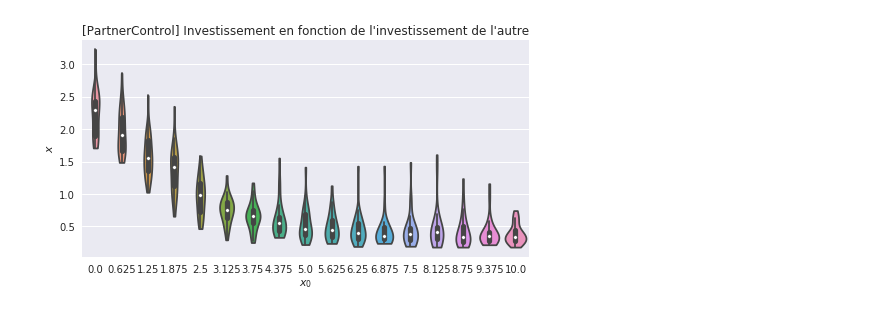
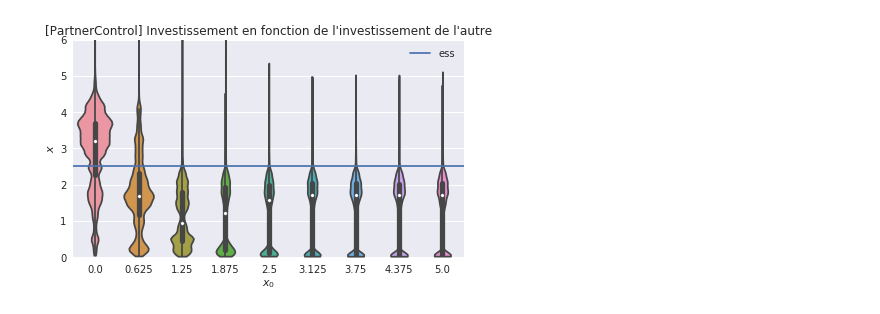
Before and after one commit to PaulEcoffet/roborobo3, a Jupyter notebook: roborobo3/notebooks/bigmodel_partnerchoice.ipynb, the cells around one changed output. Drawn from its saved outputs; the diff is of its cells as text; code cells hidden in the pictures.

```diff
--- a/roborobo3/notebooks/bigmodel_partnerchoice.ipynb
+++ b/roborobo3/notebooks/bigmodel_partnerchoice.ipynb
@@ -12 +8,6 @@ logpath = "/data/logs/2018-03-27-1646-partcontrol-bigmodel-nototmean/bigmodel_ml
+# %%
+plt.close('all')
+num = 13999
+run = 1
+logpath = f"/data/logs/2018-04-17-1650-bm-grid-inv-input-no-mean-fixed/other_noinv/run_{run}/rep00/analysis_log_{num}.txt"
 # %%
@@ -53,8 +41,14 @@ m = df.query('onOpp == 1').groupby(('ind', 'coop'), as_index=False).mean()
+# %%
+df['truecoop'] = np.where(df['onOpp'], df['ownCoop'], np.nan)
+#df['truecoop'][np.where(np.isnan(df['truecoop']))[0] + 1] = np.nan
 # %%
-plt.figure(figsize=(8, 4))
-sns.violinplot(data=m, x='coop', y='ownCoop', cut=0)
+plt.figure(figsize=(7, 4))
+sns.violinplot(data=df.query('onOpp == 1 and coop < 5.5'), cut=0, x='coop', y='ownCoop', scale='count')
+plt.axhline(2.5, label='ess')
 plt.title("[PartnerControl] Investissement en fonction de l'investissement de l'autre")
+plt.legend()
 plt.ylabel("$x$")
-plt.xlabel("$x_0$");
+plt.xlabel("$x_0$")
+plt.ylim(0, 6);
 # %% [output]
-[figure, old version]
+[figure, new version]
```
Also changed, not shown: parts of 7 cells of this notebook, 2 other files.
